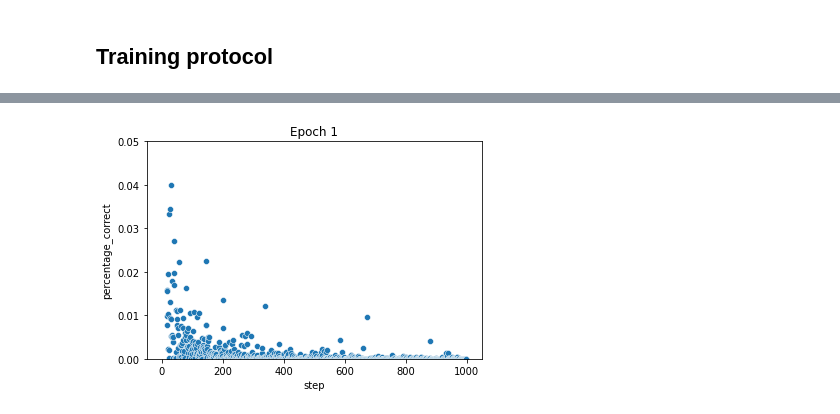
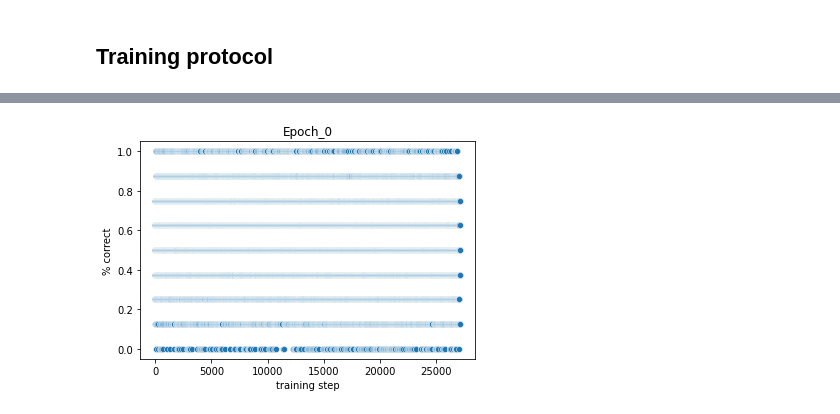
Before and after one commit to rbroc/ctx_transformers, a Jupyter notebook: subreddit_pushshift_triplet_tpu.ipynb, the cells around one changed output, grey strips where cells are left out. Cells and saved outputs as stored; diff of their text form; code cells hidden in the pictures.

Commit message:
update tpu notebook with first epoch

```diff
--- a/subreddit_pushshift_triplet_tpu.ipynb
+++ b/subreddit_pushshift_triplet_tpu.ipynb
@@ -244,0 +274,4 @@ with strategy.scope():
+# %%
+EPOCHS = 2 # Train up to 10?
+# %%
+lh_save_options = tf.train.CheckpointOptions(experimental_io_device="/job:localhost")
@@ -245,11 +363,12 @@ with strategy.scope():
+# %%
+with open(logpath, 'r') as fh:
+  logs = json.load(fh)
 # %%
-import seaborn as sns
-from matplotlib import pyplot as plt
-sns.scatterplot(x=range(len(epoch_metrics)),
-                y=[e.numpy() for e in epoch_losses])
-#plt.yscale('log')
-plt.title('Epoch 1')
-plt.xlabel('step')
-plt.ylabel('loss')
-plt.ylim(0,0.05)
-plt.show()
+for e in logs.keys():
+  sns.scatterplot(x=range(len(logs[e]['losses'])),
+                  y=logs[e]['losses'])
+  plt.title(e.capitalize())
+  plt.xlabel('training step')
+  plt.ylabel('loss')
+  plt.ylim(-0.001,0.1)
+  plt.show()
@@ -256,11 +385,10 @@ plt.show()
 # %%
-import seaborn as sns
-from matplotlib import pyplot as plt
-sns.scatterplot(x=range(len(epoch_metrics)), y=[e.numpy() for e in epoch_metrics])
-plt.title('Epoch 1')
-plt.xlabel('step')
-plt.ylabel('percentage_correct')
-plt.ylim(0, 0.05)
-plt.show()
+for e in logs.keys():
+  sns.scatterplot(x=range(len(logs[e]['metrics'])),
+                  y=logs[e]['metrics'])
+  plt.title(e.capitalize())
+  plt.xlabel('training step')
+  plt.ylabel('% correct')
+  plt.show()
 # %% [output]
-[figure, old version]
+[figure, new version]
```
Also changed, not shown: parts of 24 cells of this notebook.
